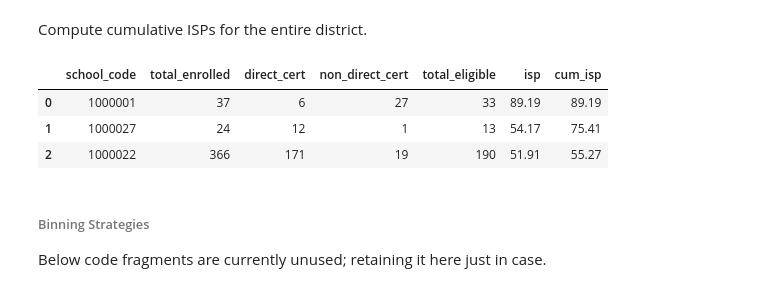
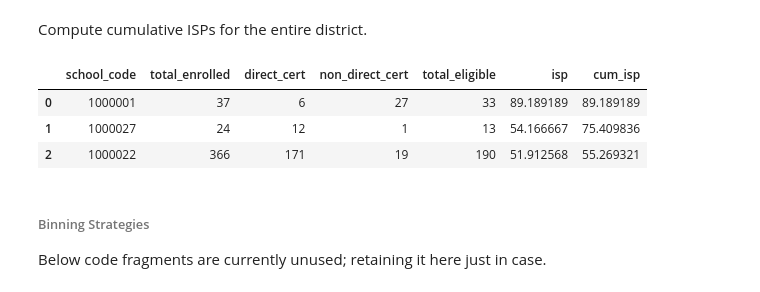
Before and after one commit to opensandiego/mealscount-backend, a Jupyter notebook: sandbox/mc_algorithm_v2_test.ipynb, the cells around one changed output. Drawn from its saved outputs; the diff is of its cells as text; code cells hidden in the pictures.

```diff
--- a/sandbox/mc_algorithm_v2_test.ipynb
+++ b/sandbox/mc_algorithm_v2_test.ipynb
@@ -111,4 +112,4 @@ total_eligible = (df['foster'] + df['homeless'] + df['migrant'] + df['direct_cer
 isp = (total_eligible/df['total_enrolled']) * 100
 df = df.assign(total_eligible=total_eligible)
 df = df.assign(isp=isp)
-df.loc[:,'isp'] = np.around(df['isp'].astype(np.double),2)
+df.loc[:,'isp'] = df['isp'].astype(np.double)
@@ -115,3 +120,5 @@ df.loc[:,'isp'] = np.around(df['isp'].astype(np.double),2)
+# %%
+df = df.loc[df['total_eligible'] <= df['total_enrolled']]
 # %%
 df.head(n=3)
 # %% [output]
@@ -136,14 +143,14 @@ df.drop('index',axis=1,inplace=True)
 Compute cumulative ISPs for the entire district.
 # %%
 # compute cumulative isp
-cum_isp = np.around((df['total_eligible'].cumsum()/df['total_enrolled'].cumsum()).astype(np.double)*100,2)
+cum_isp = (df['total_eligible'].cumsum()/df['total_enrolled'].cumsum()).astype(np.double)*100
 df = df.assign(cum_isp=cum_isp)
 df.head(n=3)
 # %% [output]
 |  | school_code | total_enrolled | direct_cert | non_direct_cert | total_eligible | isp | cum_isp |
-| 0 | 1000001 | 37 | 6 | 27 | 33 | 89.19 | 89.19 |
-| 1 | 1000027 | 24 | 12 | 1 | 13 | 54.17 | 75.41 |
-| 2 | 1000022 | 366 | 171 | 19 | 190 | 51.91 | 55.27 |
+| 0 | 1000001 | 37 | 6 | 27 | 33 | 89.189189 | 89.189189 |
+| 1 | 1000027 | 24 | 12 | 1 | 13 | 54.166667 | 75.409836 |
+| 2 | 1000022 | 366 | 171 | 19 | 190 | 51.912568 | 55.269321 |
 # %% [markdown]
 ###### Binning Strategies
 
```
Also changed, not shown: parts of 18 cells of this notebook, 7 other files.
